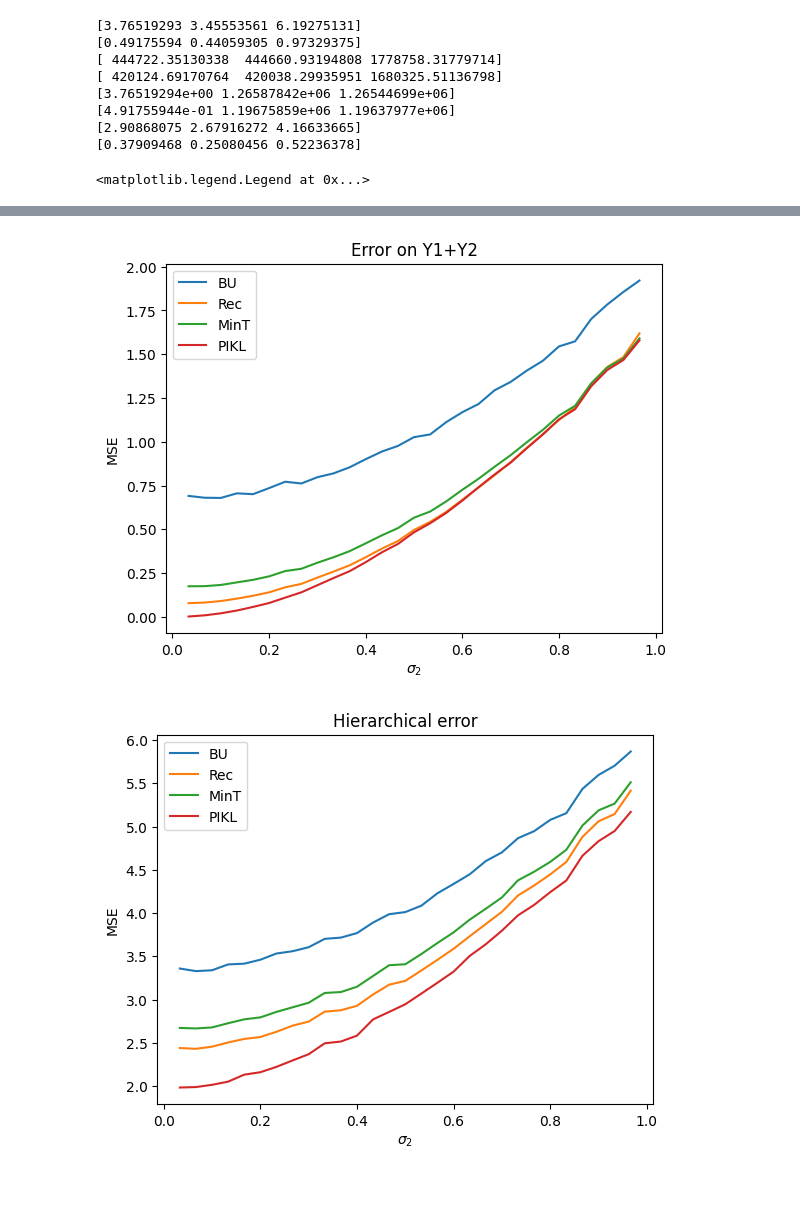
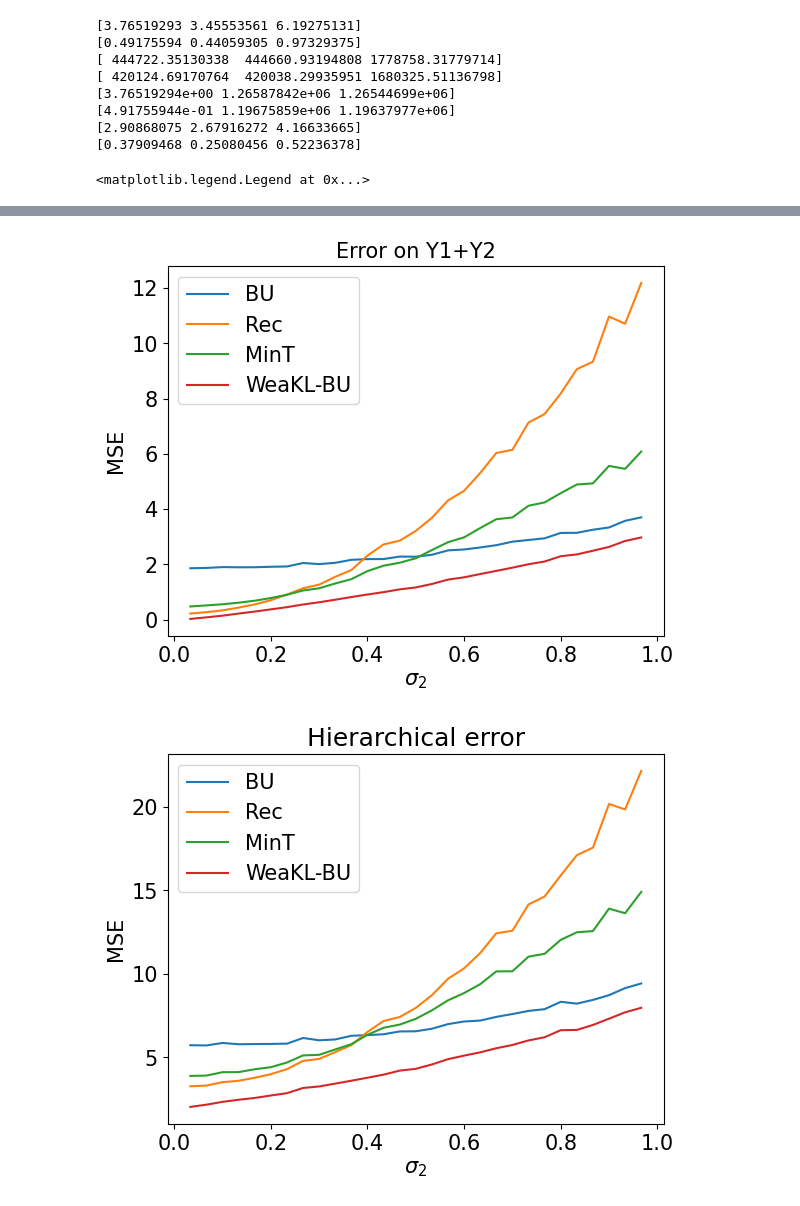
Before and after one commit to NathanDoumeche/WeaKL, a Jupyter notebook: Hierarchical forecasting/hierarchical simulation.ipynb, the cells around one changed output, grey strips where cells are left out. Drawn from its saved outputs; the diff is of its cells as text; code cells hidden in the pictures.

```diff
--- a/Hierarchical forecasting/hierarchical simulation.ipynb
+++ b/Hierarchical forecasting/hierarchical simulation.ipynb
@@ -184,8 +184,8 @@ err_bottom_up_list, err_reconcile_list, err_mint_list, err_hier_list = [], [], [
 sigma2_list = [i/30 for i in range(1,30)]
 for sigma2 in sigma2_list:
     n_draws = 10**3
-    d = 20
-    n_samples = 100
+    d = 38 #d=20 leads to 2d/n = 0.5 while d=38 leads to 2d/n = 0.95
+    n_samples = 100 #n_train = 0.8*n_sample = 80
     sigma1 = 1
     correlation = 0
     lambda_ridge = 1/sigma2**2
@@ -204,13 +204,15 @@ targets = ["Y1", "Y2", "Y1+Y2"]
 
 for i in range(3):
     plt.figure()
+    FONTSIZE=15
+    plt.rcParams.update({'font.size': FONTSIZE})
     plt.plot(sigma2_list, err_bottom_up_list[:,i], label ="BU")
     plt.plot(sigma2_list, err_reconcile_list[:,i], label = "Rec")
     plt.plot(sigma2_list, err_mint_list[:,i], label = "MinT")
-    plt.plot(sigma2_list, err_hier_list[:,i], label = "PIKL")
-    plt.title("Error on "+targets[i])
-    plt.xlabel("$\sigma_2$")
-    plt.ylabel("MSE")
+    plt.plot(sigma2_list, err_hier_list[:,i], label = "WeaKL-BU")
+    plt.title("Error on "+targets[i], size=FONTSIZE)
+    plt.xlabel("$\sigma_2$", size=FONTSIZE)
+    plt.ylabel("MSE", size=FONTSIZE)
     plt.legend()
 
 
@@ -218,7 +220,7 @@ plt.figure()
 plt.plot(sigma2_list, err_bottom_up_list[:,0]+err_bottom_up_list[:,1]+err_bottom_up_list[:,2], label ="BU")
 plt.plot(sigma2_list, err_reconcile_list[:,0]+err_reconcile_list[:,1]+err_reconcile_list[:,2], label = "Rec")
 plt.plot(sigma2_list, err_mint_list[:,0]+err_mint_list[:,1]+err_mint_list[:,2], label = "MinT")
-plt.plot(sigma2_list, err_hier_list[:,0]+err_hier_list[:,1]+err_hier_list[:,2], label = "PIKL")
+plt.plot(sigma2_list, err_hier_list[:,0]+err_hier_list[:,1]+err_hier_list[:,2], label = "WeaKL-BU")
 plt.title("Hierarchical error")
 plt.xlabel("$\sigma_2$")
 plt.ylabel("MSE")
@@ -230,2 +232,2 @@ plt.legend()
-[figure, old version]
+[figure, new version]
-[figure, old version]
+[figure, new version]
```
Also changed, not shown: parts of 3 cells of this notebook.
